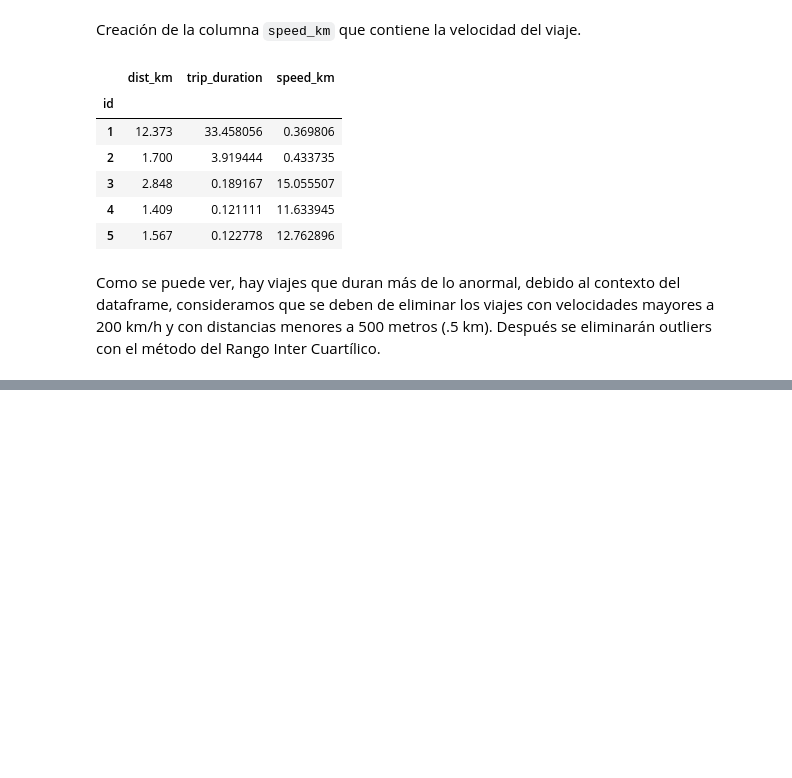
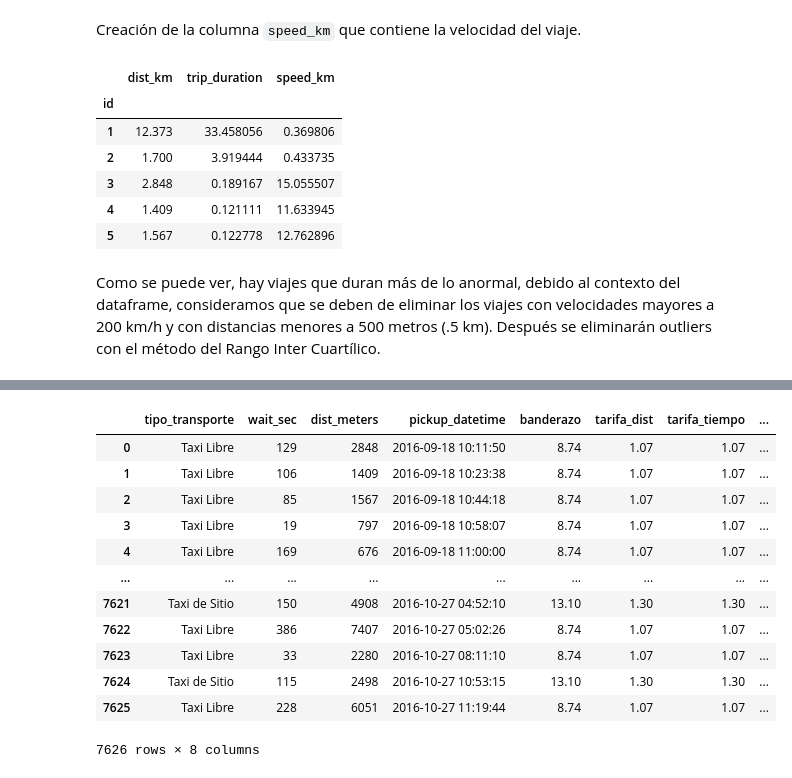
Before and after one commit to CristopherCano/Proyecto_Python_Procesamiento_de_datos, a Jupyter notebook: Proyecto.ipynb, the cells around one changed output, grey strips where cells are left out. Saved outputs shown, nothing was run; the diff lists cells and outputs as text; code cells hidden in the pictures; blank space fills up the shorter version.

```diff
--- a/Proyecto.ipynb
+++ b/Proyecto.ipynb
@@ -415,0 +819,6 @@ costos_viajes[costos_viajes["vendor_id"] == "UberBlack"]
+# %%
+url = 'https://raw.githubusercontent.com/CristopherCano/Proyecto_Python_Procesamiento_de_datos/main/Data/cdmx_transporte_location.csv'
+data_municipios = pd.read_csv(url)
+data_municipios['pickup_datetime'] = pd.to_datetime(data_municipios['pickup_datetime'], unit = 'ns')
+data_municipios['dropoff_datetime'] = pd.to_datetime(data_municipios['dropoff_datetime'], unit = 'ns')
+data_municipios.head()
@@ -415,0 +832,3 @@ costos_viajes[costos_viajes["vendor_id"] == "UberBlack"]
+# %%
+data_municipios = data_municipios.set_index(keys = ["id"])
+data_municipios.shape
@@ -415,0 +897,27 @@ costos_viajes[costos_viajes["vendor_id"] == "UberBlack"]
+# %%
+#Se crea un subDataFrame que contenga las columnas de interés para calcular costos del viaje
+viajes = data_municipios[["tipo_transporte", "wait_sec", "dist_meters", "pickup_datetime"]]
+
+#Se une el subDataFrame con el JSON en un mismo DataFrame
+#La variable en común será "tipo_transporte" y "transporte" que contienen las categorías de Taxi y Uber
+#how="left" es para mantener todas las filas del subDataFrame y se trabajen sobre ellas
+costos_viajes = pd.merge(viajes, tarifas, left_on="tipo_transporte", right_on="transporte", how="left")
+
+#Se elimina la columna transporte ya que es la misma que "tipo_transporte"
+costos_viajes = costos_viajes.drop(columns=["transporte"])
+
+costos_viajes
+# %% [output]
+|  | tipo_transporte | wait_sec | dist_meters | pickup_datetime | banderazo | tarifa_dist | tarifa_tiempo | ... |
+| 0 | Taxi Libre | 129 | 2848 | 2016-09-18 10:11:50 | 8.74 | 1.07 | 1.07 | ... |
+| 1 | Taxi Libre | 106 | 1409 | 2016-09-18 10:23:38 | 8.74 | 1.07 | 1.07 | ... |
+| 2 | Taxi Libre | 85 | 1567 | 2016-09-18 10:44:18 | 8.74 | 1.07 | 1.07 | ... |
+| 3 | Taxi Libre | 19 | 797 | 2016-09-18 10:58:07 | 8.74 | 1.07 | 1.07 | ... |
+| 4 | Taxi Libre | 169 | 676 | 2016-09-18 11:00:00 | 8.74 | 1.07 | 1.07 | ... |
+| ... | ... | ... | ... | ... | ... | ... | ... | ... |
+| 7621 | Taxi de Sitio | 150 | 4908 | 2016-10-27 04:52:10 | 13.10 | 1.30 | 1.30 | ... |
+| 7622 | Taxi Libre | 386 | 7407 | 2016-10-27 05:02:26 | 8.74 | 1.07 | 1.07 | ... |
+| 7623 | Taxi Libre | 33 | 2280 | 2016-10-27 08:11:10 | 8.74 | 1.07 | 1.07 | ... |
+| 7624 | Taxi de Sitio | 115 | 2498 | 2016-10-27 10:53:15 | 13.10 | 1.30 | 1.30 | ... |
+| 7625 | Taxi Libre | 228 | 6051 | 2016-10-27 11:19:44 | 8.74 | 1.07 | 1.07 | ... |
+7626 rows × 8 columns
```
Also changed, not shown: parts of 192 cells of this notebook.
